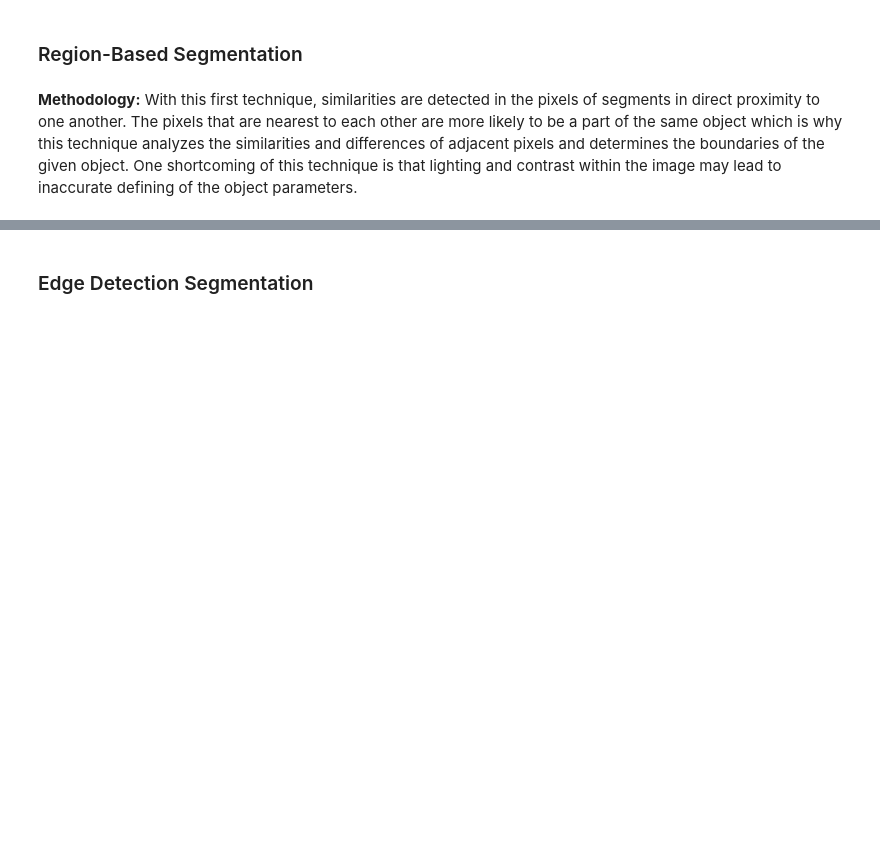
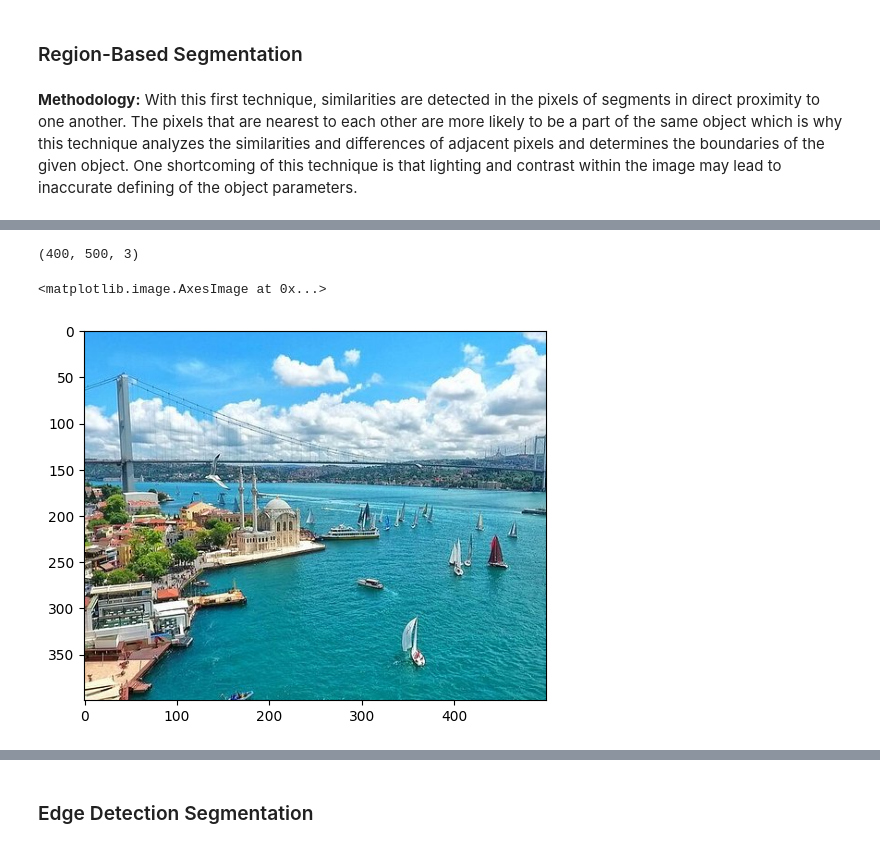
Before and after one commit to arkeodev/computer-vision, a Jupyter notebook: Demistifying_Image_Segmentation_for_myself.ipynb, the cells around one changed output, grey strips where cells are left out. Saved outputs shown, nothing was run; the diff lists cells and outputs as text; code cells hidden in the pictures; blank space fills up the shorter version.

```diff
--- a/Demistifying_Image_Segmentation_for_myself.ipynb
+++ b/Demistifying_Image_Segmentation_for_myself.ipynb
@@ -244,0 +122,21 @@ Image segmentation encompasses a variety of techniques, each employing different
+# %%
+import requests
+
+def download_image(image_url, image_name):
+    response = requests.get(image_url)
+    if response.status_code == 200:
+        with open(image_name, 'wb') as file:
+            file.write(response.content)
+    # Return the file name
+    return image_name
+# %%
+# Read the Istanbul image
+image_url = "https://raw.githubusercontent.com/arkeodev/demistify_deep_learning_applications/main/images/istanbul.jpg"
+image_name = "istanbul.jpg"
+image_ist = plt.imread(download_image(image_url, image_name))
+print(image_ist.shape)
+plt.imshow(image_ist)
+# %% [output]
+(400, 500, 3)
+<matplotlib.image.AxesImage at 0x...>
+[figure, added]
```
Also changed, not shown: parts of 38 cells of this notebook.
